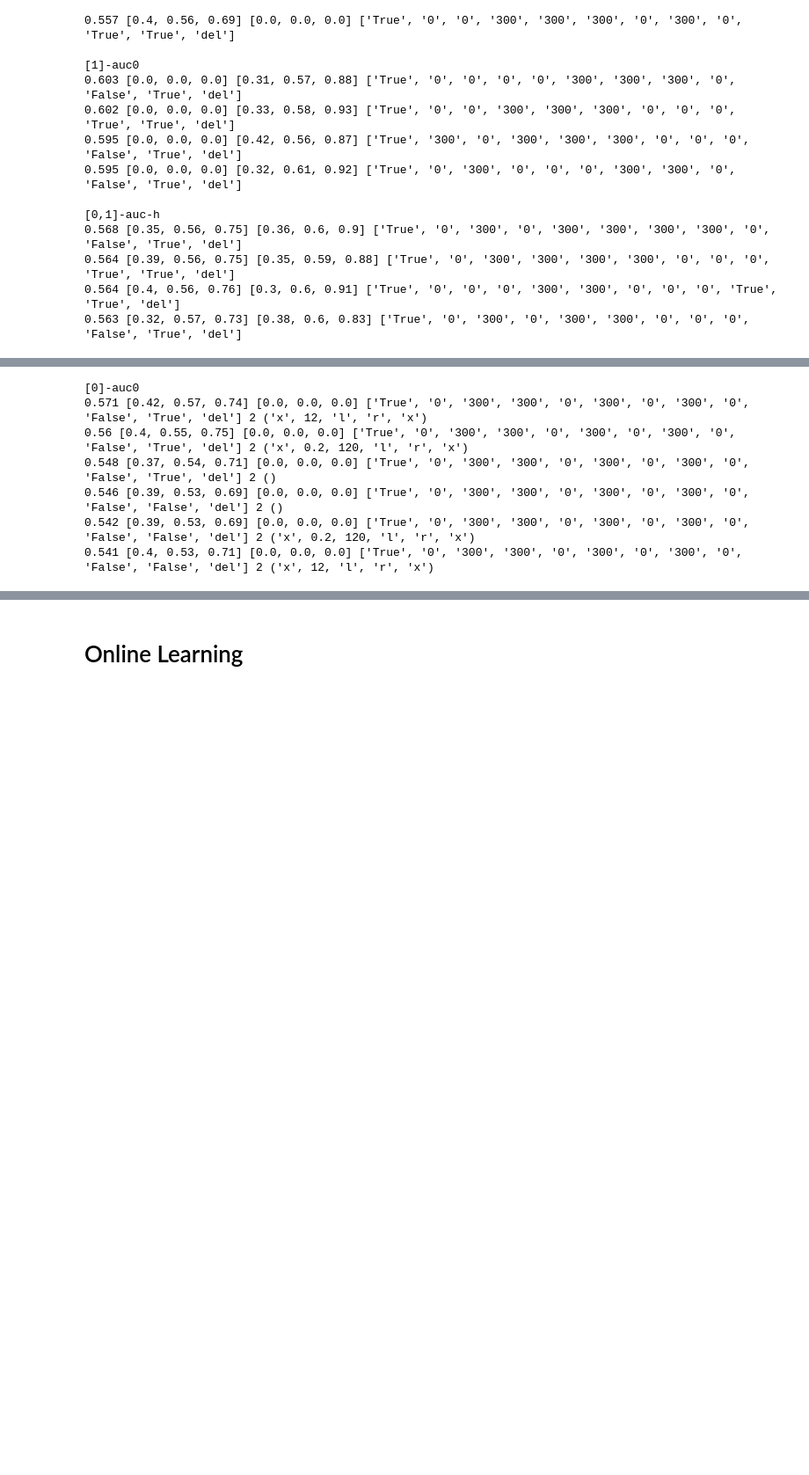
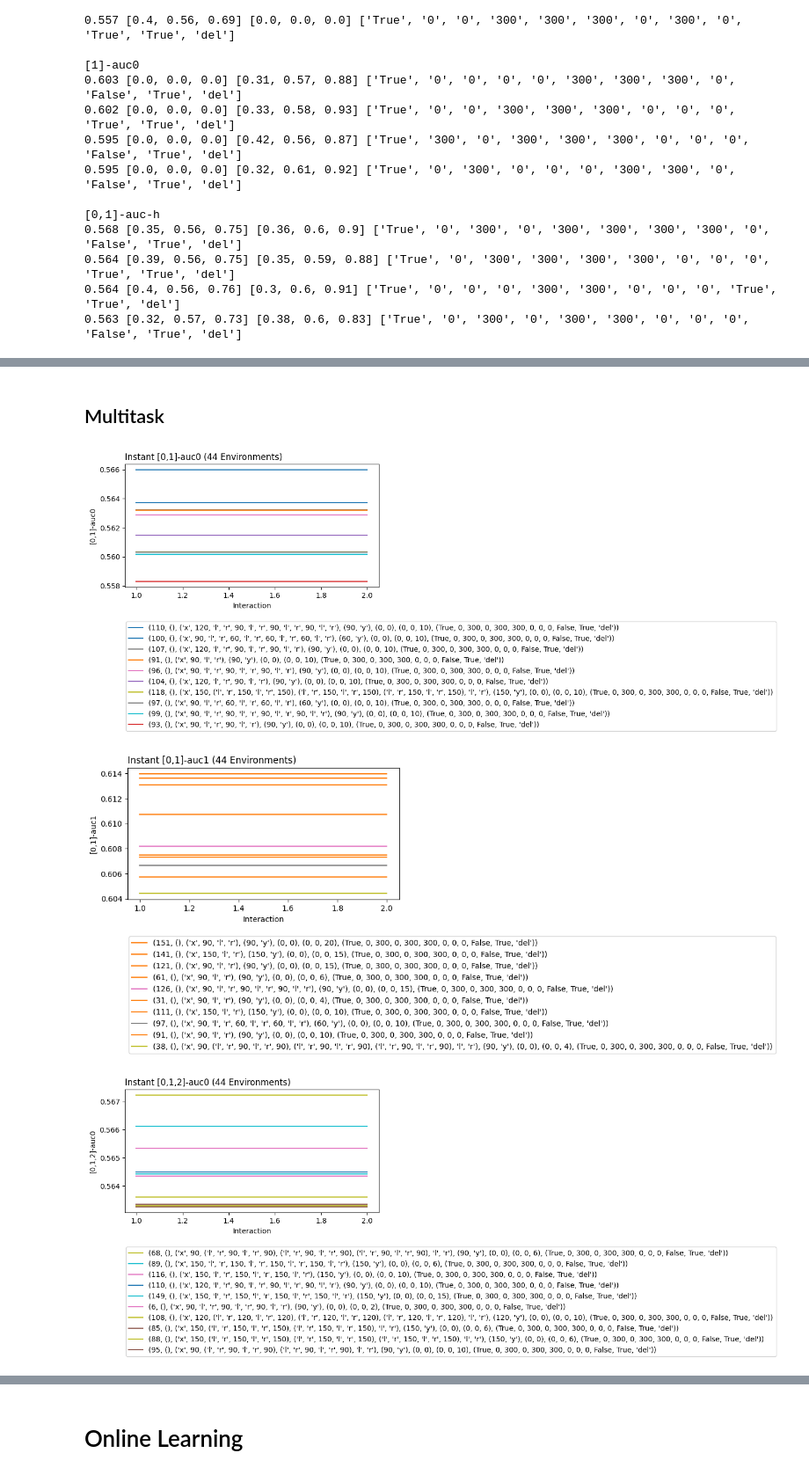
Before and after one commit to mrucker/diss, a Jupyter notebook: sapiens/notebooks/4) results.ipynb, the cells around one changed output, grey strips where cells are left out. Shown at 88% size. Drawn from its saved outputs; the diff is of its cells as text; code cells hidden in the pictures; blank space fills up the shorter version.

```diff
--- a/sapiens/notebooks/4) results.ipynb
+++ b/sapiens/notebooks/4) results.ipynb
@@ -145,39 +75,17 @@ format_and_print(10,df,"[0]-auc0","g[0]-auc0",None)
-# %%
-res = cb.Result.from_file("../logs/2/offnp-ae-interest4.log.gz")
-
-df  = res.interactions.to_pandas()
-env = res.environments.to_pandas()
-val = res.evaluators.to_pandas()
-
-df = df[df["index"]==1]
-df = pd.merge(df,env,on="environment_id")
-df = pd.merge(df,val,on="evaluator_id")
-
-def format_and_print(n,df,opt,interest,response):
-    get_pct = lambda vals: np.nanpercentile(vals,[10,50,90]).round(2).tolist()
-
-    interest = interest or ''
-    response = response or ''
-
-    if interest not in df: df[interest] = [[0]]*len(df)
-    if response not in df: df[response] = [[0]]*len(df)
-
-    out = df.groupby(["trn","s1","v"]).agg({opt:'mean', interest: 'sum', response: 'sum'}).reset_index()
-
-    out = out.sort_values(opt,ascending=False).head(n=n)[["trn","s1","v",opt,interest,response]]
-    out = [o for _,o in out.iterrows()]
-    for o in out: o["trn"] = np.array(o["trn"])#[[0,9,3,7,6,5,4,2,1,10]]
-    print(opt)
-    for _x in out: print(round(_x[opt],3), get_pct(_x[interest]), get_pct(_x[response]), _x["trn"].tolist(), _x["v"], _x["s1"])
-
-format_and_print(10,df,"[0]-auc0","g[0]-auc0",None)
-
-#0.589 [0.41, 0.59, 0.75] [0.0, 0.0, 0.0] ['True', '0', '300', '300', '0', '300', '0', '300', '0', 'False', 'True', 'del'] 2 ()
-# %% [output]
-[0]-auc0
-0.571 [0.42, 0.57, 0.74] [0.0, 0.0, 0.0] ['True', '0', '300', '300', '0', '300', '0', '300', '0', 'False', 'True', 'del'] 2 ('x', 12, 'l', 'r', 'x')
-0.56 [0.4, 0.55, 0.75] [0.0, 0.0, 0.0] ['True', '0', '300', '300', '0', '300', '0', '300', '0', 'False', 'True', 'del'] 2 ('x', 0.2, 120, 'l', 'r', 'x')
-0.548 [0.37, 0.54, 0.71] [0.0, 0.0, 0.0] ['True', '0', '300', '300', '0', '300', '0', '300', '0', 'False', 'True', 'del'] 2 ()
-0.546 [0.39, 0.53, 0.69] [0.0, 0.0, 0.0] ['True', '0', '300', '300', '0', '300', '0', '300', '0', 'False', 'False', 'del'] 2 ()
-0.542 [0.39, 0.53, 0.69] [0.0, 0.0, 0.0] ['True', '0', '300', '300', '0', '300', '0', '300', '0', 'False', 'False', 'del'] 2 ('x', 0.2, 120, 'l', 'r', 'x')
-0.541 [0.4, 0.53, 0.71] [0.0, 0.0, 0.0] ['True', '0', '300', '300', '0', '300', '0', '300', '0', 'False', 'False', 'del'] 2 ('x', 12, 'l', 'r', 'x')
+# %% [markdown]
+## Multitask
+# %%
+l = ['evaluator_id','s1','s2','s3','dae','ws','trn']
+p = ['rng','g']
+
+res = cb.Result.from_file('../logs/2/offnp-multitask.log.gz').filter_fin(l=l,p=p) #type: ignore
+
+res.plot_learners('index','[0,1]-auc0',l=l,p=["rng","g"],span=1,top_n=10)
+res.plot_learners('index','[0,1]-auc1',l=l,p=["rng","g"],span=1,top_n=10)
+res.plot_learners('index','[0,1,2]-auc0',l=l,p=["rng","g"],span=1,top_n=10)
+res.plot_learners('index','[0,1,2]-auc1',l=l,p=["rng","g"],span=1,top_n=10)
+res.plot_learners('index','[0,1,2]-auc2',l=l,p=["rng","g"],span=1,top_n=10)
+# %% [output]
+[figure, added]
+[figure, added]
+[figure, added]
```
Also changed, not shown: parts of 21 cells of this notebook, 4 other files.
